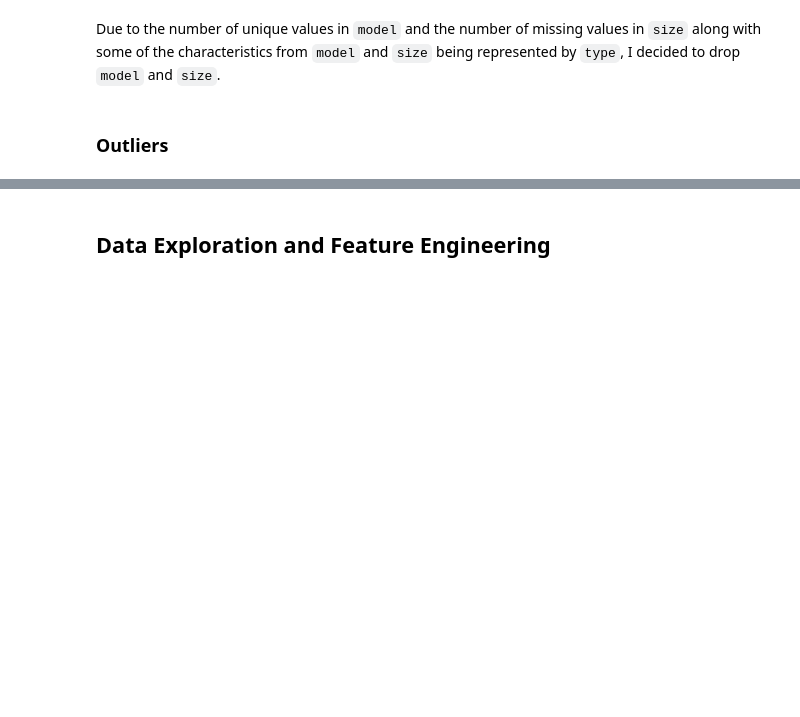
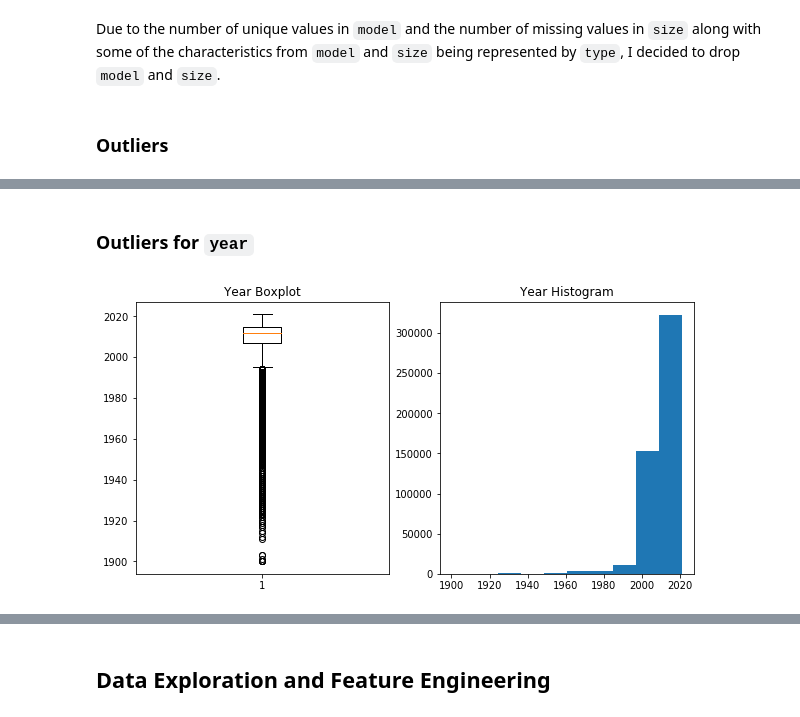
Before and after one commit to BenGriffith/data-science, a Jupyter notebook: capstone/supervised/used-cars.ipynb, the cells around one changed output, grey strips where cells are left out. Drawn from its saved outputs; the diff is of its cells as text; code cells hidden in the pictures; blank space fills up the shorter version.

````diff
--- a/capstone/supervised/used-cars.ipynb
+++ b/capstone/supervised/used-cars.ipynb
@@ -723,0 +764,6 @@ def outlier_visual(column):
+# %% [markdown]
+### Outliers for ```year```
+# %%
+outlier_visual(cars['year'], 'Year')
+# %% [output]
+[figure, added]
````
Also changed, not shown: parts of 53 cells of this notebook.
